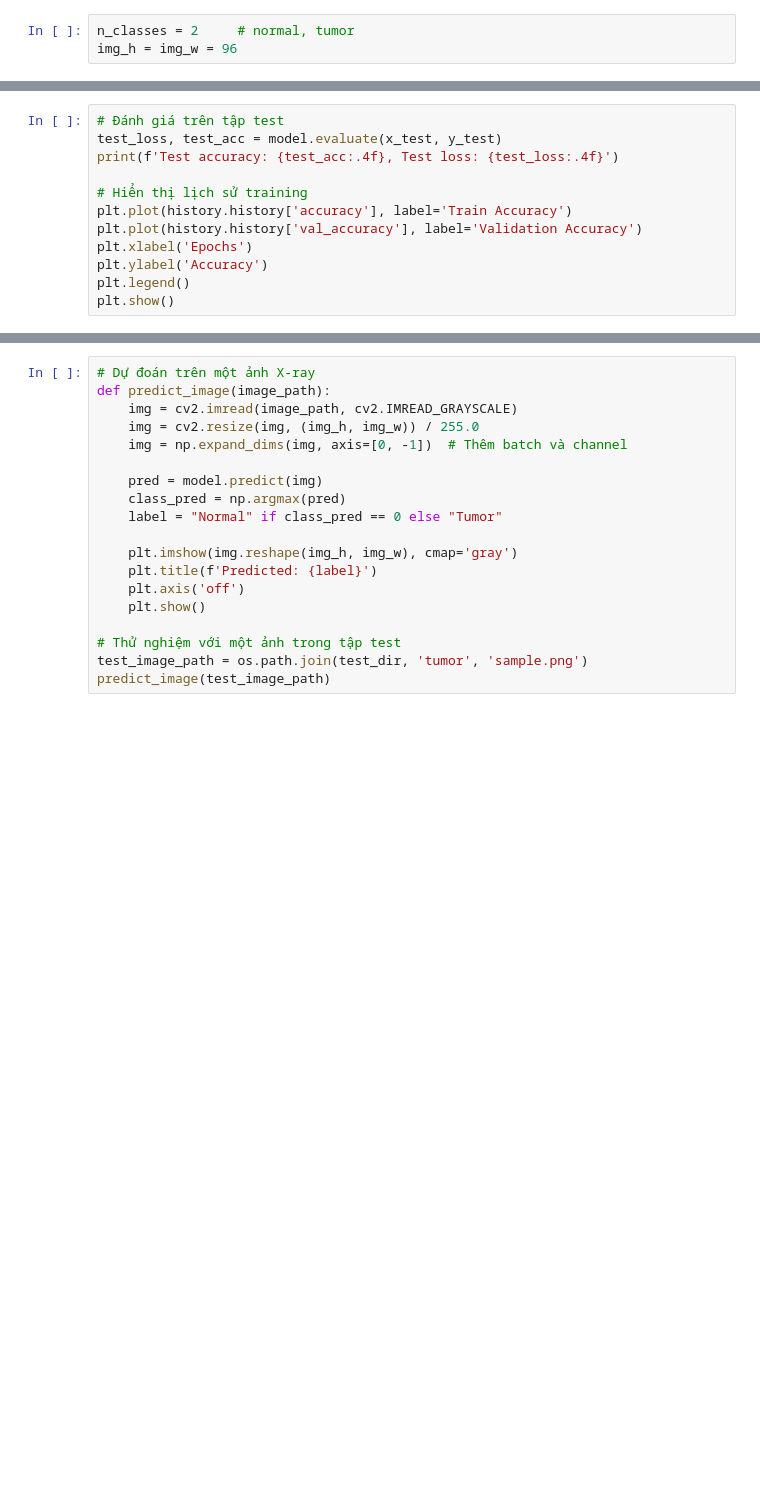
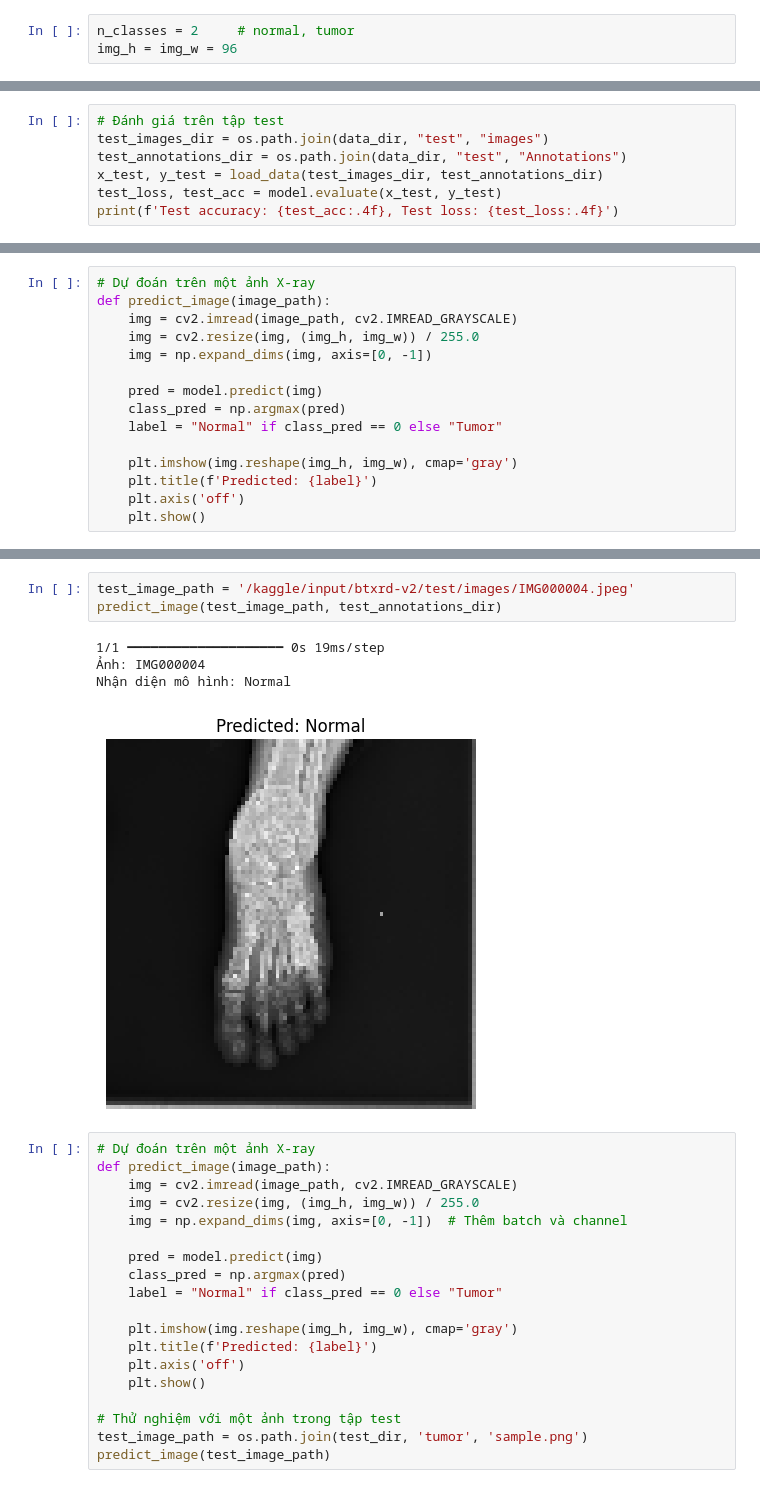
Before and after one commit to LeNgan23/NCKH, a Jupyter notebook: Project/Ngan/SegNet/segnet.ipynb, the cells around one changed output, grey strips where cells are left out. Drawn from its saved outputs; the diff is of its cells as text; blank space fills up the shorter version.

```diff
--- a/Project/Ngan/SegNet/segnet.ipynb
+++ b/Project/Ngan/SegNet/segnet.ipynb
@@ -286,12 +292,7 @@ FileNotFoundError: [Errno 2] No such file or directory: '/kaggle/input/btxrd-v2/
 # %%
 # Đánh giá trên tập test
+test_images_dir = os.path.join(data_dir, "test", "images")
+test_annotations_dir = os.path.join(data_dir, "test", "Annotations")
+x_test, y_test = load_data(test_images_dir, test_annotations_dir)
 test_loss, test_acc = model.evaluate(x_test, y_test)
 print(f'Test accuracy: {test_acc:.4f}, Test loss: {test_loss:.4f}')
-
-# Hiển thị lịch sử training
-plt.plot(history.history['accuracy'], label='Train Accuracy')
-plt.plot(history.history['val_accuracy'], label='Validation Accuracy')
-plt.xlabel('Epochs')
-plt.ylabel('Accuracy')
-plt.legend()
-plt.show()
@@ -299,0 +335,15 @@ Dự đoán trên ảnh mới
+# %%
+# Dự đoán trên một ảnh X-ray
+def predict_image(image_path):
+    img = cv2.imread(image_path, cv2.IMREAD_GRAYSCALE)
+    img = cv2.resize(img, (img_h, img_w)) / 255.0
+    img = np.expand_dims(img, axis=[0, -1])
+
+    pred = model.predict(img)
+    class_pred = np.argmax(pred)
+    label = "Normal" if class_pred == 0 else "Tumor"
+
+    plt.imshow(img.reshape(img_h, img_w), cmap='gray')
+    plt.title(f'Predicted: {label}')
+    plt.axis('off')
+    plt.show()
@@ -300,3 +393,11 @@ Dự đoán trên ảnh mới
+# %%
+test_image_path = '/kaggle/input/btxrd-v2/test/images/IMG000004.jpeg'
+predict_image(test_image_path, test_annotations_dir)
+# %% [output]
+1/1 ━━━━━━━━━━━━━━━━━━━━ 0s 19ms/step
+Ảnh: IMG000004
+Nhận diện mô hình: Normal
+[figure, added]
 # %%
 # Dự đoán trên một ảnh X-ray
 def predict_image(image_path):
```
Also changed, not shown: parts of 27 cells of this notebook.
